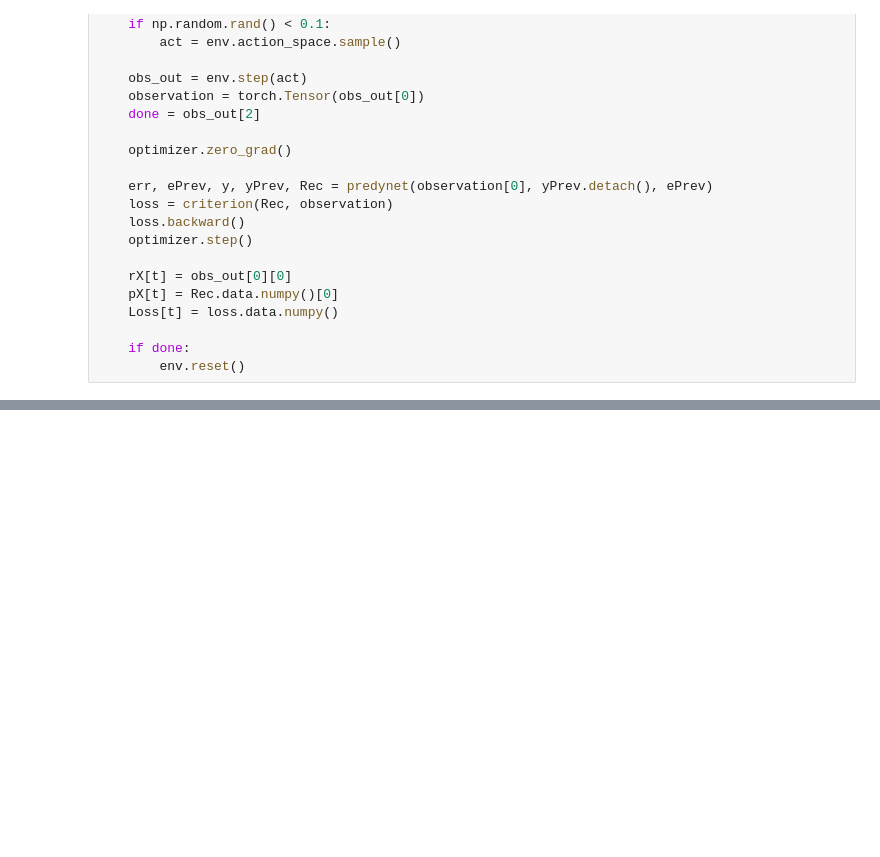
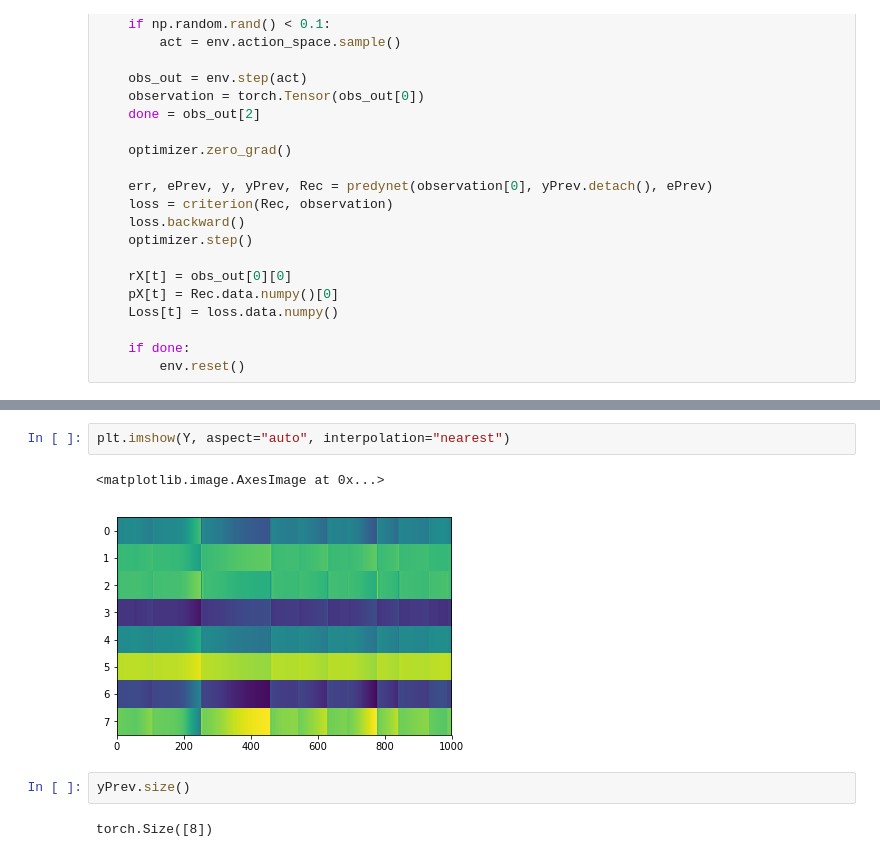
Before and after one commit to FishAres/PredyNet, a Jupyter notebook: Lunar Lander hacky attempt.ipynb, the cells around one changed output, grey strips where cells are left out. Cells and saved outputs as stored; diff of their text form; blank space fills up the shorter version.

```diff
--- a/Lunar Lander hacky attempt.ipynb
+++ b/Lunar Lander hacky attempt.ipynb
@@ -119,0 +121,9 @@ plt.plot(rX-pX, 'r:')
+# %%
+plt.imshow(Y, aspect="auto", interpolation="nearest")
+# %% [output]
+<matplotlib.image.AxesImage at 0x...>
+[figure, added]
+# %%
+yPrev.size()
+# %% [output]
+torch.Size([8])
```
Also changed, not shown: parts of 14 cells of this notebook, 2 other files.
